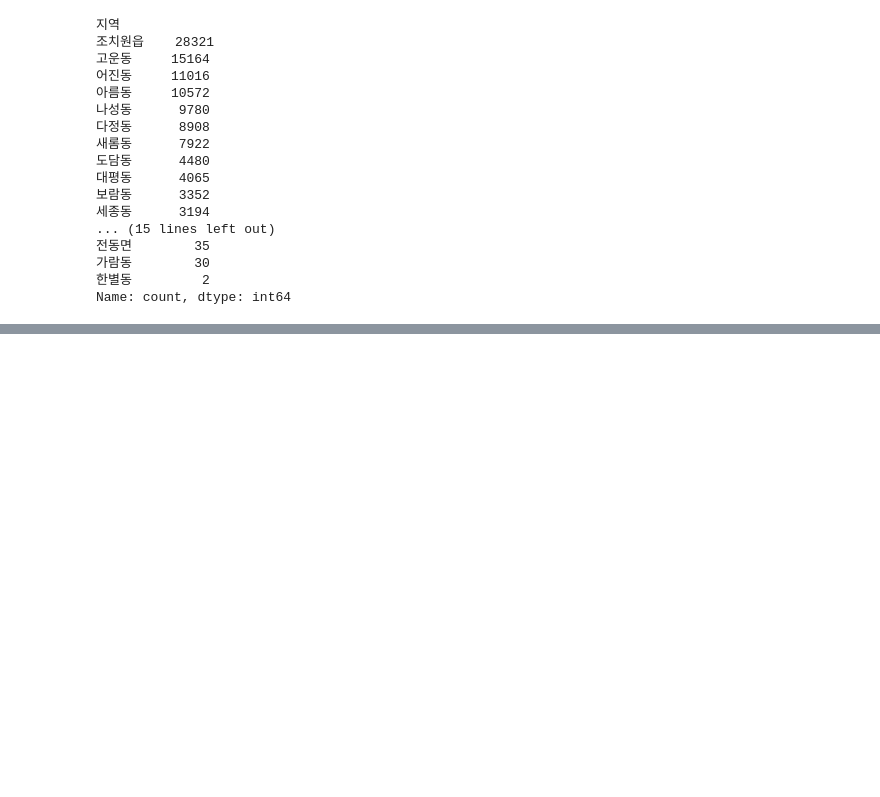
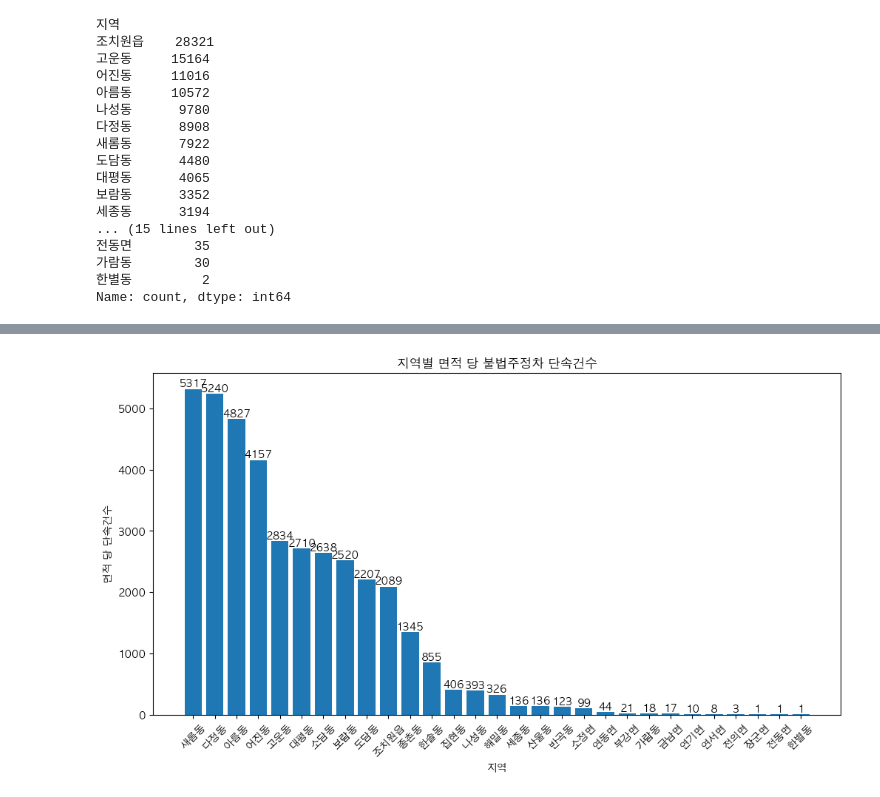
Before and after one commit to social-intelligence-team1/social-intelligence-project, a Jupyter notebook: main/illegal.ipynb, the cells around one changed output, grey strips where cells are left out. Saved outputs shown, nothing was run; the diff lists cells and outputs as text; code cells hidden in the pictures; blank space fills up the shorter version.

```diff
--- a/main/illegal.ipynb
+++ b/main/illegal.ipynb
@@ -249,0 +293,12 @@ Name: count, dtype: int64
+# %%
+merged_df = pd.merge(
+    region_count_df,
+    area,
+    on='지역'
+)
+
+merged_df['면적 당 단속건수'] = (
+    merged_df['단속건수'] / merged_df['면적']
+).round(0).astype(int)
+
+merged_df
@@ -249,0 +323,7 @@ Name: count, dtype: int64
+# %%
+merged_df = merged_df.sort_values(
+    by='면적 당 단속건수',
+    ascending=False
+)
+
+merged_df
@@ -249,0 +348,33 @@ Name: count, dtype: int64
+# %%
+import matplotlib.pyplot as plt
+import matplotlib
+
+matplotlib.rcParams['font.family'] = 'AppleGothic'
+matplotlib.rcParams['axes.unicode_minus'] = False
+
+plt.figure(figsize=(12, 6))
+
+bars = plt.bar(
+    merged_df['지역'],
+    merged_df['면적 당 단속건수']
+)
+
+plt.title('지역별 면적 당 불법주정차 단속건수')
+plt.xlabel('지역')
+plt.ylabel('면적 당 단속건수')
+
+# 막대 위 숫자 표시
+for bar in bars:
+    height = bar.get_height()
+    plt.text(
+        bar.get_x() + bar.get_width()/2,
+        height,
+        f'{int(height)}',
+        ha='center',
+        va='bottom'
+    )
+
+plt.xticks(rotation=45)
+plt.show()
+# %% [output]
+[figure, added]
```
Also changed, not shown: parts of 9 cells of this notebook.
